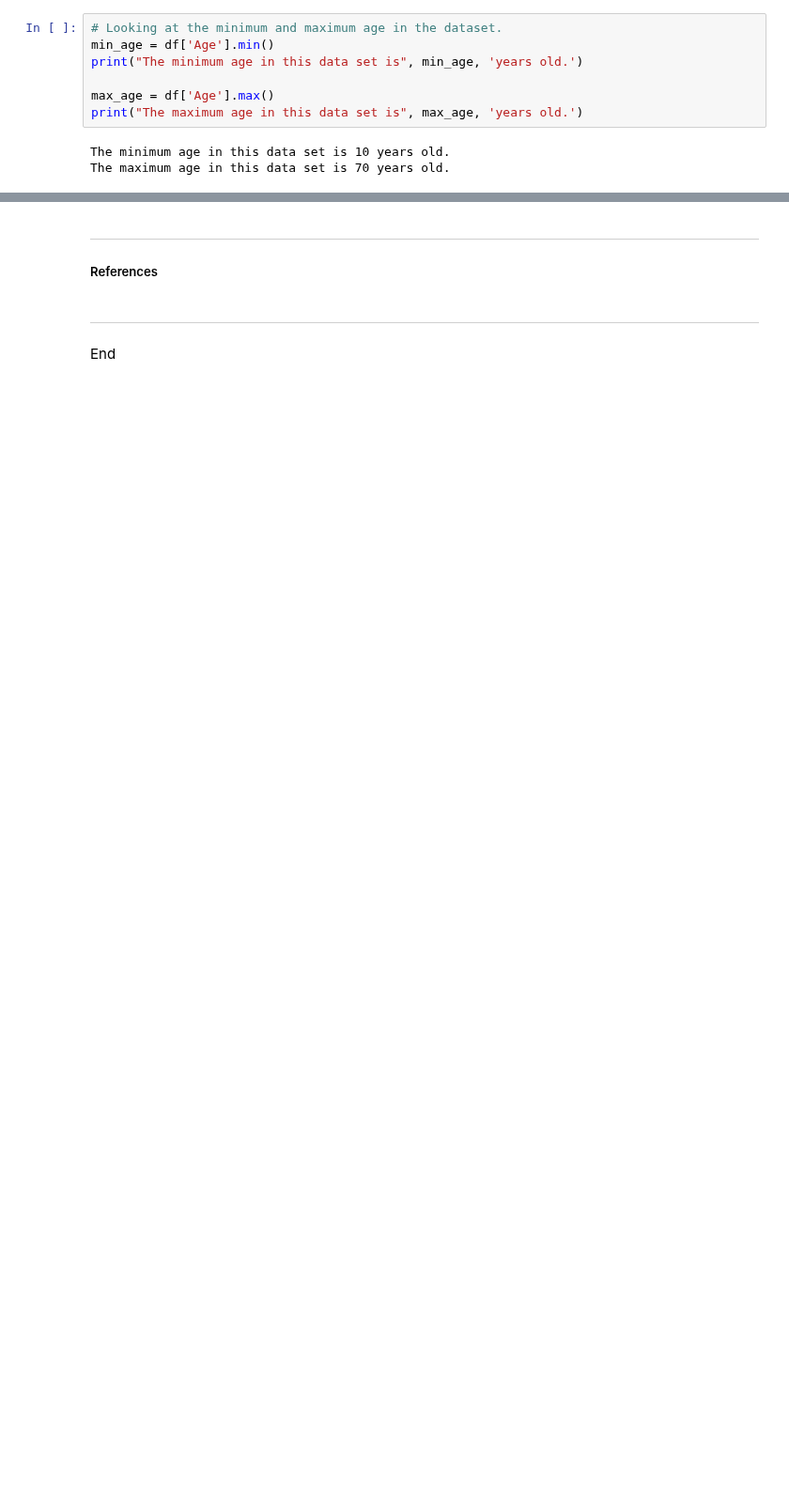
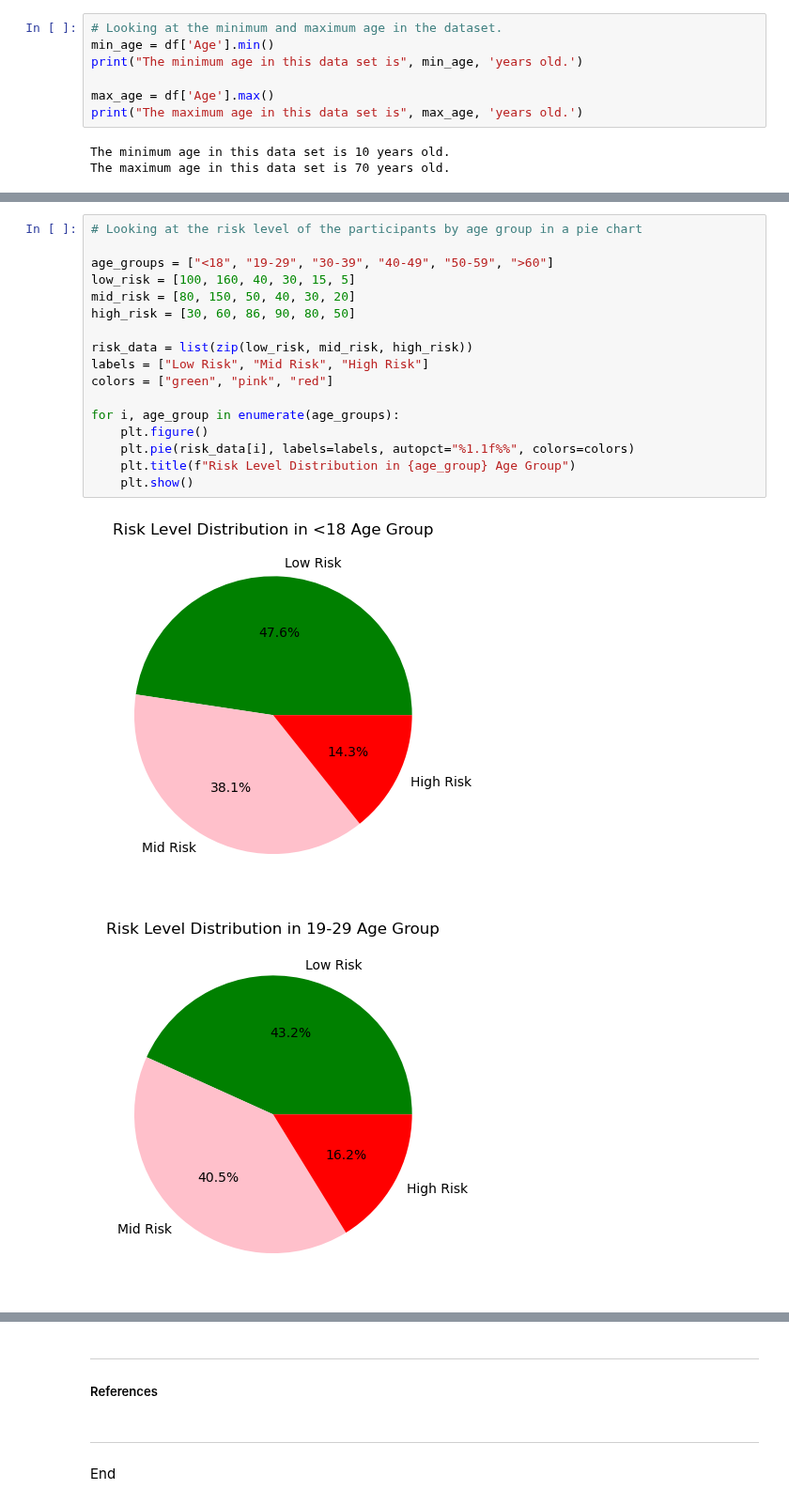
Before and after one commit to Jennyicano/PFDA, a Jupyter notebook: pfda_project/big_project.ipynb, the cells around one changed output, grey strips where cells are left out. Shown at 94% size. Saved outputs shown, nothing was run; the diff lists cells and outputs as text; blank space fills up the shorter version.

```diff
--- a/pfda_project/big_project.ipynb
+++ b/pfda_project/big_project.ipynb
@@ -120,0 +185,20 @@ The maximum age in this data set is 70 years old.
+# %%
+# Looking at the risk level of the participants by age group in a pie chart
+
+age_groups = ["<18", "19-29", "30-39", "40-49", "50-59", ">60"]
+low_risk = [100, 160, 40, 30, 15, 5]
+mid_risk = [80, 150, 50, 40, 30, 20]
+high_risk = [30, 60, 86, 90, 80, 50]
+
+risk_data = list(zip(low_risk, mid_risk, high_risk))
+labels = ["Low Risk", "Mid Risk", "High Risk"]
+colors = ["green", "pink", "red"]
+
+for i, age_group in enumerate(age_groups):
+    plt.figure()
+    plt.pie(risk_data[i], labels=labels, autopct="%1.1f%%", colors=colors)
+    plt.title(f"Risk Level Distribution in {age_group} Age Group")
+    plt.show()
+# %% [output]
+[figure, added]
+[figure, added]
```
Also changed, not shown: parts of 8 cells of this notebook.
